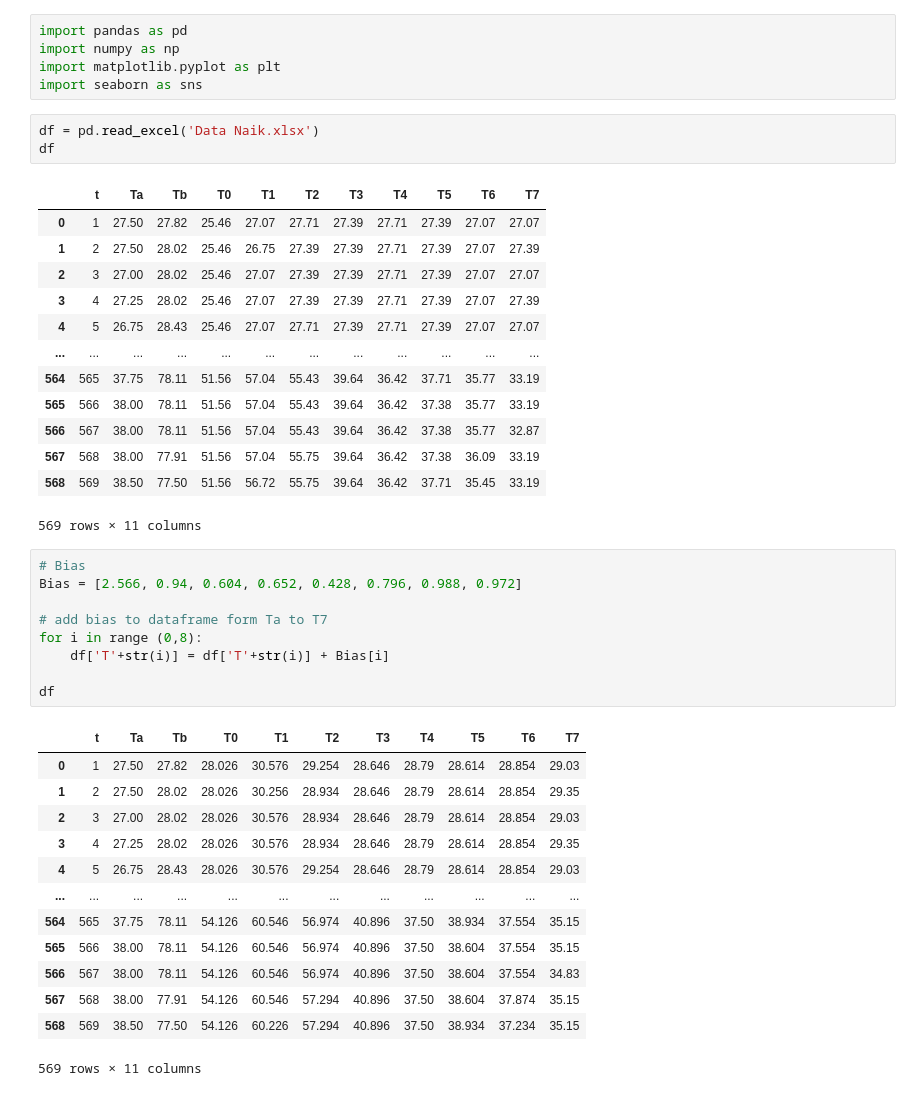
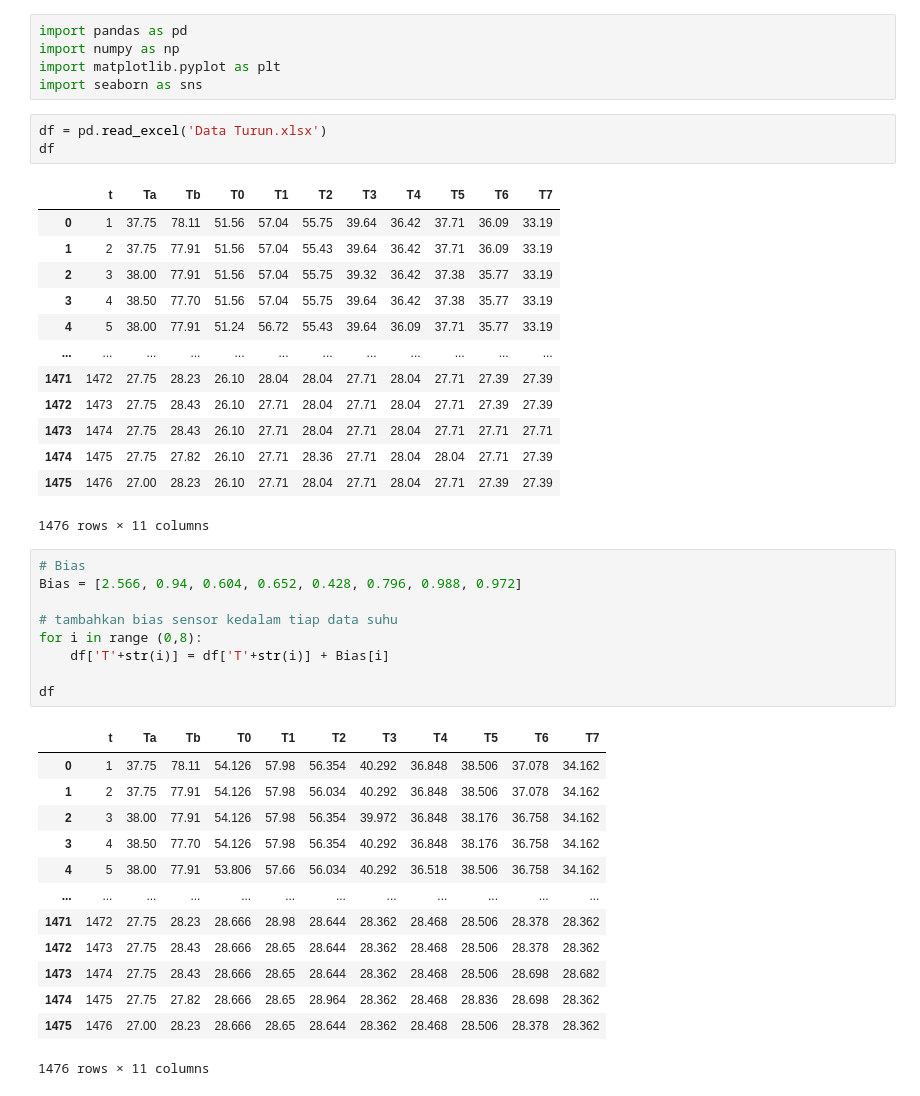
Before and after one commit to ihsan-rgb/LTF-III, a Jupyter notebook: Regresi Suhu Turun.ipynb, the cells around one changed output. Drawn from its saved outputs; the diff is of its cells as text.

```diff
--- a/Regresi Suhu Turun.ipynb
+++ b/Regresi Suhu Turun.ipynb
@@ -4,42 +4,42 @@ import numpy as np
 import matplotlib.pyplot as plt
 import seaborn as sns
 # %%
-df = pd.read_excel('Data Naik.xlsx')
+df = pd.read_excel('Data Turun.xlsx')
 df
 # %% [output]
 |  | t | Ta | Tb | T0 | T1 | T2 | T3 | T4 | T5 | T6 | T7 |
-| 0 | 1 | 27.50 | 27.82 | 25.46 | 27.07 | 27.71 | 27.39 | 27.71 | 27.39 | 27.07 | 27.07 |
-| 1 | 2 | 27.50 | 28.02 | 25.46 | 26.75 | 27.39 | 27.39 | 27.71 | 27.39 | 27.07 | 27.39 |
-| 2 | 3 | 27.00 | 28.02 | 25.46 | 27.07 | 27.39 | 27.39 | 27.71 | 27.39 | 27.07 | 27.07 |
-| 3 | 4 | 27.25 | 28.02 | 25.46 | 27.07 | 27.39 | 27.39 | 27.71 | 27.39 | 27.07 | 27.39 |
-| 4 | 5 | 26.75 | 28.43 | 25.46 | 27.07 | 27.71 | 27.39 | 27.71 | 27.39 | 27.07 | 27.07 |
+| 0 | 1 | 37.75 | 78.11 | 51.56 | 57.04 | 55.75 | 39.64 | 36.42 | 37.71 | 36.09 | 33.19 |
+| 1 | 2 | 37.75 | 77.91 | 51.56 | 57.04 | 55.43 | 39.64 | 36.42 | 37.71 | 36.09 | 33.19 |
+| 2 | 3 | 38.00 | 77.91 | 51.56 | 57.04 | 55.75 | 39.32 | 36.42 | 37.38 | 35.77 | 33.19 |
+| 3 | 4 | 38.50 | 77.70 | 51.56 | 57.04 | 55.75 | 39.64 | 36.42 | 37.38 | 35.77 | 33.19 |
+| 4 | 5 | 38.00 | 77.91 | 51.24 | 56.72 | 55.43 | 39.64 | 36.09 | 37.71 | 35.77 | 33.19 |
 | ... | ... | ... | ... | ... | ... | ... | ... | ... | ... | ... | ... |
-| 564 | 565 | 37.75 | 78.11 | 51.56 | 57.04 | 55.43 | 39.64 | 36.42 | 37.71 | 35.77 | 33.19 |
-| 565 | 566 | 38.00 | 78.11 | 51.56 | 57.04 | 55.43 | 39.64 | 36.42 | 37.38 | 35.77 | 33.19 |
-| 566 | 567 | 38.00 | 78.11 | 51.56 | 57.04 | 55.43 | 39.64 | 36.42 | 37.38 | 35.77 | 32.87 |
-| 567 | 568 | 38.00 | 77.91 | 51.56 | 57.04 | 55.75 | 39.64 | 36.42 | 37.38 | 36.09 | 33.19 |
-| 568 | 569 | 38.50 | 77.50 | 51.56 | 56.72 | 55.75 | 39.64 | 36.42 | 37.71 | 35.45 | 33.19 |
+| 1471 | 1472 | 27.75 | 28.23 | 26.10 | 28.04 | 28.04 | 27.71 | 28.04 | 27.71 | 27.39 | 27.39 |
+| 1472 | 1473 | 27.75 | 28.43 | 26.10 | 27.71 | 28.04 | 27.71 | 28.04 | 27.71 | 27.39 | 27.39 |
+| 1473 | 1474 | 27.75 | 28.43 | 26.10 | 27.71 | 28.04 | 27.71 | 28.04 | 27.71 | 27.71 | 27.71 |
+| 1474 | 1475 | 27.75 | 27.82 | 26.10 | 27.71 | 28.36 | 27.71 | 28.04 | 28.04 | 27.71 | 27.39 |
+| 1475 | 1476 | 27.00 | 28.23 | 26.10 | 27.71 | 28.04 | 27.71 | 28.04 | 27.71 | 27.39 | 27.39 |
-569 rows × 11 columns
+1476 rows × 11 columns
 # %%
 # Bias
 Bias = [2.566, 0.94, 0.604, 0.652, 0.428, 0.796, 0.988, 0.972]
 
-# add bias to dataframe form Ta to T7
+# tambahkan bias sensor kedalam tiap data suhu
 for i in range (0,8):
     df['T'+str(i)] = df['T'+str(i)] + Bias[i]
 
 df
 # %% [output]
 |  | t | Ta | Tb | T0 | T1 | T2 | T3 | T4 | T5 | T6 | T7 |
-| 0 | 1 | 27.50 | 27.82 | 28.026 | 30.576 | 29.254 | 28.646 | 28.79 | 28.614 | 28.854 | 29.03 |
-| 1 | 2 | 27.50 | 28.02 | 28.026 | 30.256 | 28.934 | 28.646 | 28.79 | 28.614 | 28.854 | 29.35 |
-| 2 | 3 | 27.00 | 28.02 | 28.026 | 30.576 | 28.934 | 28.646 | 28.79 | 28.614 | 28.854 | 29.03 |
-| 3 | 4 | 27.25 | 28.02 | 28.026 | 30.576 | 28.934 | 28.646 | 28.79 | 28.614 | 28.854 | 29.35 |
-| 4 | 5 | 26.75 | 28.43 | 28.026 | 30.576 | 29.254 | 28.646 | 28.79 | 28.614 | 28.854 | 29.03 |
+| 0 | 1 | 37.75 | 78.11 | 54.126 | 57.98 | 56.354 | 40.292 | 36.848 | 38.506 | 37.078 | 34.162 |
+| 1 | 2 | 37.75 | 77.91 | 54.126 | 57.98 | 56.034 | 40.292 | 36.848 | 38.506 | 37.078 | 34.162 |
+| 2 | 3 | 38.00 | 77.91 | 54.126 | 57.98 | 56.354 | 39.972 | 36.848 | 38.176 | 36.758 | 34.162 |
+| 3 | 4 | 38.50 | 77.70 | 54.126 | 57.98 | 56.354 | 40.292 | 36.848 | 38.176 | 36.758 | 34.162 |
+| 4 | 5 | 38.00 | 77.91 | 53.806 | 57.66 | 56.034 | 40.292 | 36.518 | 38.506 | 36.758 | 34.162 |
 | ... | ... | ... | ... | ... | ... | ... | ... | ... | ... | ... | ... |
-| 564 | 565 | 37.75 | 78.11 | 54.126 | 60.546 | 56.974 | 40.896 | 37.50 | 38.934 | 37.554 | 35.15 |
-| 565 | 566 | 38.00 | 78.11 | 54.126 | 60.546 | 56.974 | 40.896 | 37.50 | 38.604 | 37.554 | 35.15 |
-| 566 | 567 | 38.00 | 78.11 | 54.126 | 60.546 | 56.974 | 40.896 | 37.50 | 38.604 | 37.554 | 34.83 |
-| 567 | 568 | 38.00 | 77.91 | 54.126 | 60.546 | 57.294 | 40.896 | 37.50 | 38.604 | 37.874 | 35.15 |
-| 568 | 569 | 38.50 | 77.50 | 54.126 | 60.226 | 57.294 | 40.896 | 37.50 | 38.934 | 37.234 | 35.15 |
+| 1471 | 1472 | 27.75 | 28.23 | 28.666 | 28.98 | 28.644 | 28.362 | 28.468 | 28.506 | 28.378 | 28.362 |
+| 1472 | 1473 | 27.75 | 28.43 | 28.666 | 28.65 | 28.644 | 28.362 | 28.468 | 28.506 | 28.378 | 28.362 |
+| 1473 | 1474 | 27.75 | 28.43 | 28.666 | 28.65 | 28.644 | 28.362 | 28.468 | 28.506 | 28.698 | 28.682 |
+| 1474 | 1475 | 27.75 | 27.82 | 28.666 | 28.65 | 28.964 | 28.362 | 28.468 | 28.836 | 28.698 | 28.362 |
+| 1475 | 1476 | 27.00 | 28.23 | 28.666 | 28.65 | 28.644 | 28.362 | 28.468 | 28.506 | 28.378 | 28.362 |
-569 rows × 11 columns
+1476 rows × 11 columns
```
Also changed, not shown: parts of 2 cells of this notebook.
